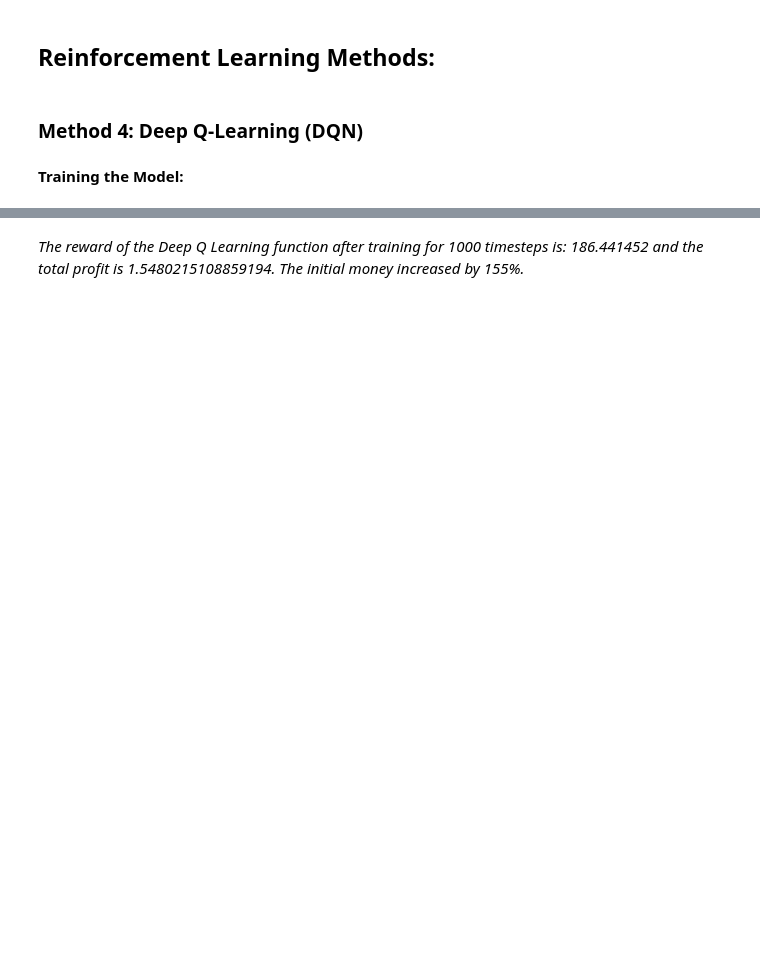
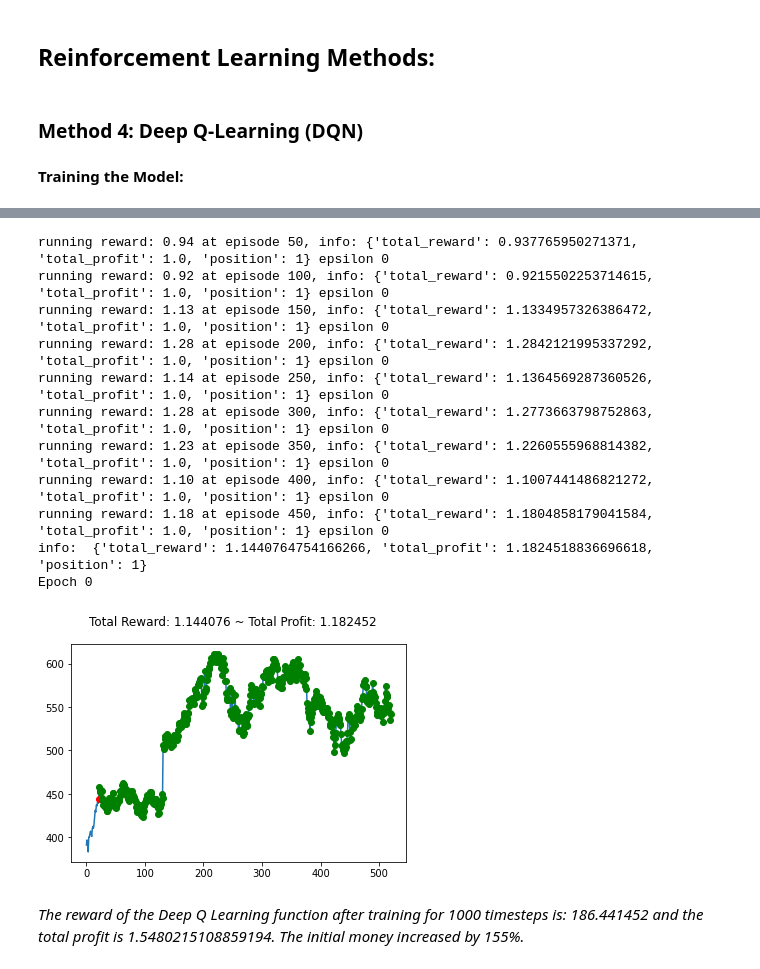
Before and after one commit to fshi3/RL_stock_trading, a Jupyter notebook: RL_Stock_Trading_Custom_Reward.ipynb, the cells around one changed output, grey strips where cells are left out. Saved outputs shown, nothing was run; the diff lists cells and outputs as text; code cells hidden in the pictures; blank space fills up the shorter version.

```diff
--- a/RL_Stock_Trading_Custom_Reward.ipynb
+++ b/RL_Stock_Trading_Custom_Reward.ipynb
@@ -416,5 +502,18 @@ plt.ylabel("Running Reward")
 # %%
 # test model results on the next leg of the stock data from time 1000 to 1500
-train(model, env_1, 0, False)
+train(model, env_1, 0, 1)
+# %% [output]
+running reward: 0.94 at episode 50, info: {'total_reward': 0.937765950271371, 'total_profit': 1.0, 'position': 1} epsilon 0
+running reward: 0.92 at episode 100, info: {'total_reward': 0.9215502253714615, 'total_profit': 1.0, 'position': 1} epsilon 0
+running reward: 1.13 at episode 150, info: {'total_reward': 1.1334957326386472, 'total_profit': 1.0, 'position': 1} epsilon 0
+running reward: 1.28 at episode 200, info: {'total_reward': 1.2842121995337292, 'total_profit': 1.0, 'position': 1} epsilon 0
+running reward: 1.14 at episode 250, info: {'total_reward': 1.1364569287360526, 'total_profit': 1.0, 'position': 1} epsilon 0
+running reward: 1.28 at episode 300, info: {'total_reward': 1.2773663798752863, 'total_profit': 1.0, 'position': 1} epsilon 0
+running reward: 1.23 at episode 350, info: {'total_reward': 1.2260555968814382, 'total_profit': 1.0, 'position': 1} epsilon 0
+running reward: 1.10 at episode 400, info: {'total_reward': 1.1007441486821272, 'total_profit': 1.0, 'position': 1} epsilon 0
+running reward: 1.18 at episode 450, info: {'total_reward': 1.1804858179041584, 'total_profit': 1.0, 'position': 1} epsilon 0
+info:  {'total_reward': 1.1440764754166266, 'total_profit': 1.1824518836696618, 'position': 1}
+Epoch 0
+[figure, added]
 # %% [markdown]
 *The reward of the Deep Q Learning function after training for 1000 timesteps is: 186.441452 and the total profit is 1.5480215108859194. The initial money increased by 155%.*
```
Also changed, not shown: parts of 15 cells of this notebook.
